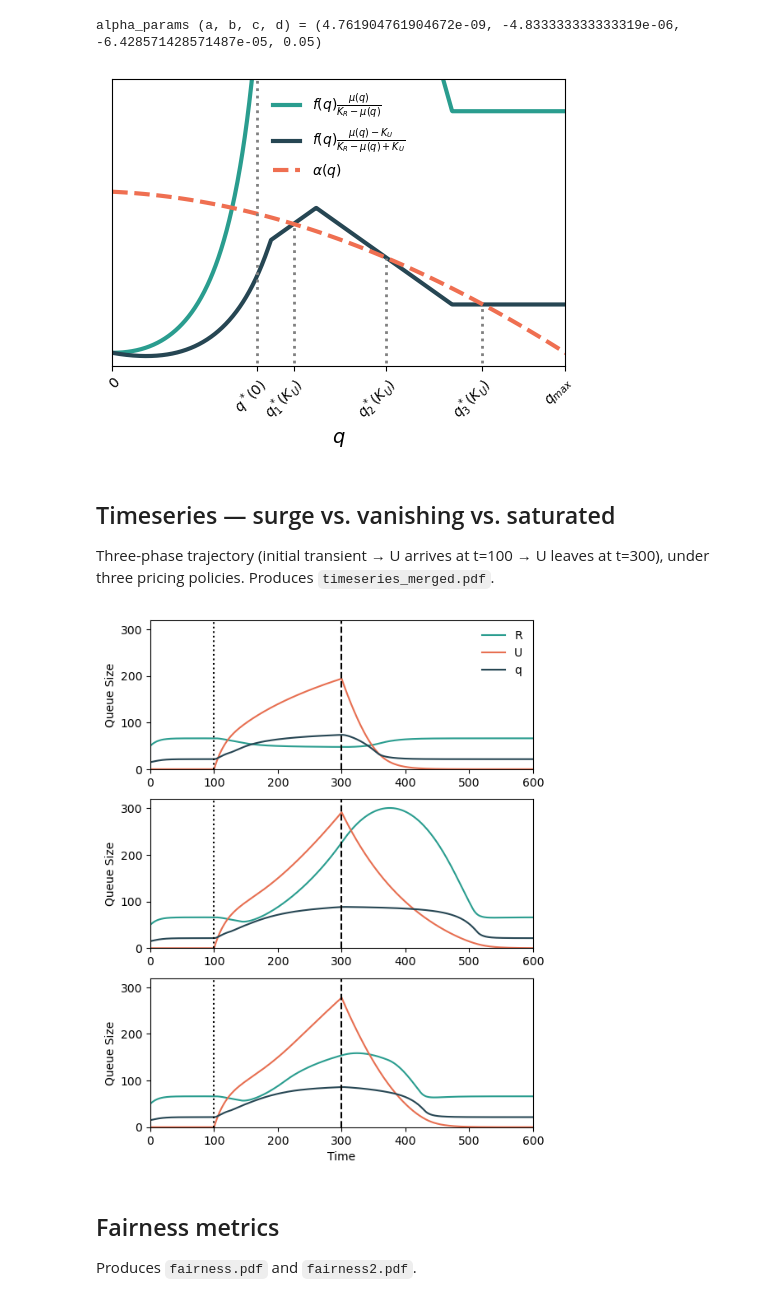
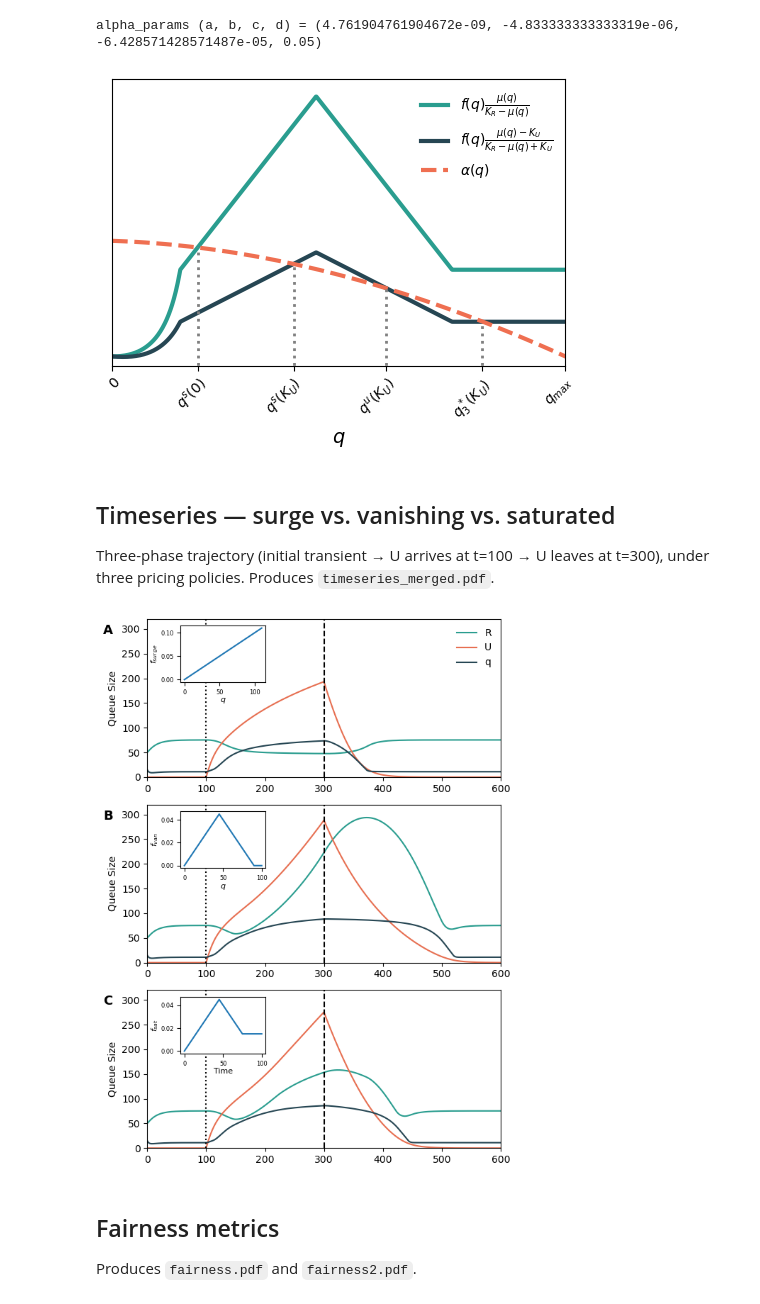
Before and after one commit to h0mayoun/access-pricing, a Jupyter notebook: simulations.ipynb, the cells around one changed output. Drawn from its saved outputs; the diff is of its cells as text; code cells hidden in the pictures.

Commit message:
updated all figures according to assumption 3.1 of the paper

```diff
--- a/simulations.ipynb
+++ b/simulations.ipynb
@@ -22,12 +22,12 @@ def fpath(n): return str(FIGDIR / n)
 
 Produces `f_func.pdf`.
 # %%
-K_R, K_U   = 6, 2
+K_R, K_U   = 7, 1.5
 mu_max     = 5
-q_c, q_max = 35, 100
+q_c, q_max = 15, 100
 q_m, q_n   = 45, 75
 beta       = 0.001
-q1, q2     = 30, 85
+q1, q2     = 20, 85
 
 qs = np.linspace(0, q_max, 1000)
 
@@ -85,16 +85,17 @@ plt.plot(xmodel, alpha(xmodel, alpha_params), lw=3, ls='--',
          color='#ef6f51', label=r'$\alpha(q)$')
 
 # Vertical guides at the four equilibrium candidates (paper's Fig. 5)
-for q_marker, rhs in [(32, alpha_RHS), (40, alpha_RHS_KU),
+for q_marker, rhs in [(19, alpha_RHS), (40, alpha_RHS_KU),
                       (60.5, alpha_RHS_KU), (81.5, alpha_RHS_KU)]:
     plt.plot([q_marker, q_marker], [-0.01, float(rhs(q_marker))],
              lw=2, ls=':', color='gray')
 
 plt.xlabel(r'$q$', fontsize=14)
 plt.legend(frameon=False)
-plt.xlim([0, 100]); plt.ylim([-0.004, 0.085])
-plt.xticks([0, 32, 40, 60.5, 81.5, q_max],
-           [0, r'$q^*(0)$', r'$q_1^*(K_U)$', r'$q_2^*(K_U)$',
+plt.xlim([0, 100])
+plt.ylim([-0.004, 0.12])
+plt.xticks([0, 19, 40, 60.5, 81.5, q_max],
+           [0, r'$q^s(0)$', r'$q^s(K_U)$', r'$q^u(K_U)$',
             r'$q_3^*(K_U)$', r'$q_{max}$'],
            rotation=45, ha='right', rotation_mode='anchor')
 plt.yticks([])
@@ -102,7 +103,7 @@ plt.tight_layout()
 plt.savefig(fpath('schematic_saturated2.pdf'), format='pdf')
 plt.show()
 # %% [output]
-[figure, old version]
+[figure, new version]
 # %% [markdown]
 ## Timeseries — surge vs. vanishing vs. saturated
 
@@ -130,27 +131,53 @@ t_van,   X_van   = run_three_phase(dX_dt_fair,  2 * q_m)     # vanishing floor
 t_sat,   X_sat   = run_three_phase(dX_dt_fair,  q_n)         # saturated floor
 # %%
 plt.figure(figsize=(6, 8))
-panels = [(t_surge, X_surge, True),
-          (t_van,   X_van,   False),
-          (t_sat,   X_sat,   False)]
-for idx, (t, X, is_first) in enumerate(panels):
-    plt.subplot(3, 1, idx + 1)
+panels = [(t_surge, X_surge, True, 'A'),
+          (t_van,   X_van,   False, 'B'),
+          (t_sat,   X_sat,   False, 'C')]
+
+for idx, (t, X, is_first, idtxt) in enumerate(panels):
+    ax = plt.subplot(3, 1, idx + 1)
     plt.plot(t, X[:, 0], c='#2a9d8f', label='R')
     plt.plot(t, X[:, 1], c='#e76f51', label='U')
     plt.plot(t, X[:, 2], c='#264653', label='q')
     plt.plot([100, 100], [0, 400], ls=':',  c='k',
              label=None if is_first else 'U flow initiation')
     plt.plot([300, 300], [0, 400], ls='--', c='k',
              label=None if is_first else 'U flow termination')
     if is_first:
         plt.legend(frameon=False)
     plt.ylabel('Queue Size')
     plt.ylim([0, 320]); plt.xlim([0, 600])
+    plt.text(-75, 290, idtxt, fontsize=13, fontweight='bold')
+
+    fig=plt.gcf()
+    lblsize = 8
+    match idtxt:
+        case 'A':
+            left, bottom, width, height = [0.2, 0.87, 0.2, 0.1]
+            ax = fig.add_axes([left, bottom, width, height])
+            ax.plot(np.linspace(0, q_max+10, 1000), f_surge(np.linspace(0, q_max+10, 1000), beta))
+            ax.set_xlabel(r'$q$', fontsize=lblsize, labelpad=1); ax.set_ylabel(r'$f_{surge}$', fontsize=lblsize, labelpad=1)
+            ax.tick_params(labelsize=6)
+        case 'B':
+            left, bottom, width, height = [0.2, 0.542, 0.2, 0.1]
+            ax = fig.add_axes([left, bottom, width, height])
+            ax.plot(qs, f_saturated(qs, q_m, 2*q_m, beta))
+            ax.set_xlabel(r'$q$', fontsize=lblsize,labelpad=1); ax.set_ylabel(r'$f_{van}$', fontsize=lblsize, labelpad=1)
+            ax.tick_params(labelsize=6)
+        case 'C':
+            left, bottom, width, height = [0.2, 0.215, 0.2, 0.1]
+            ax = fig.add_axes([left, bottom, width, height])
+            ax.plot(qs, f_saturated(qs, q_m, q_n, beta))
+            ax.set_xlabel(r'$q$', fontsize=lblsize, labelpad=1); ax.set_ylabel(r'$f_{sat}$', fontsize=lblsize, labelpad=1)
+            ax.tick_params(labelsize=6)
+
+plt.tight_layout()
 plt.xlabel('Time')
-plt.savefig(fpath('timeseries_merged.pdf'), format='pdf')
+plt.savefig(fpath('timeseries_merged.pdf'), format='pdf', pad_inches=0)
 plt.show()
 # %% [output]
-[figure, old version]
+[figure, new version]
 # %% [markdown]
 ## Fairness metrics
 
```
Also changed, not shown: parts of 3 cells of this notebook, 13 other files.
